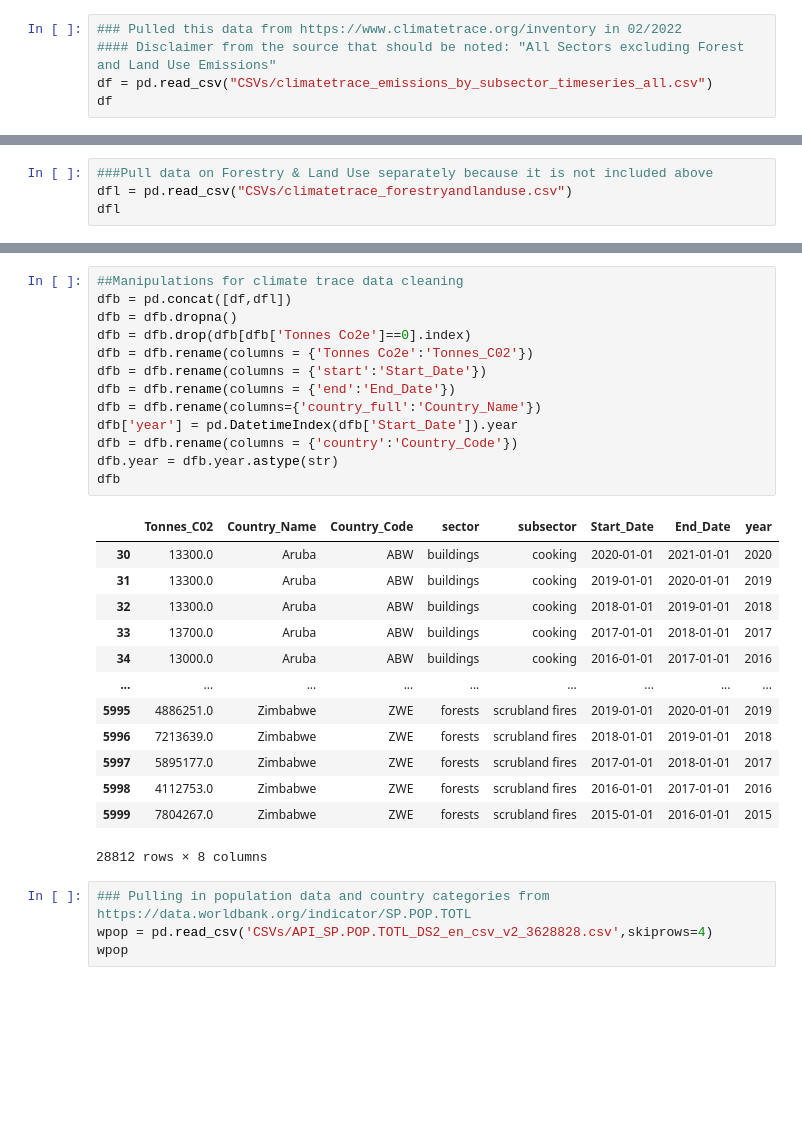
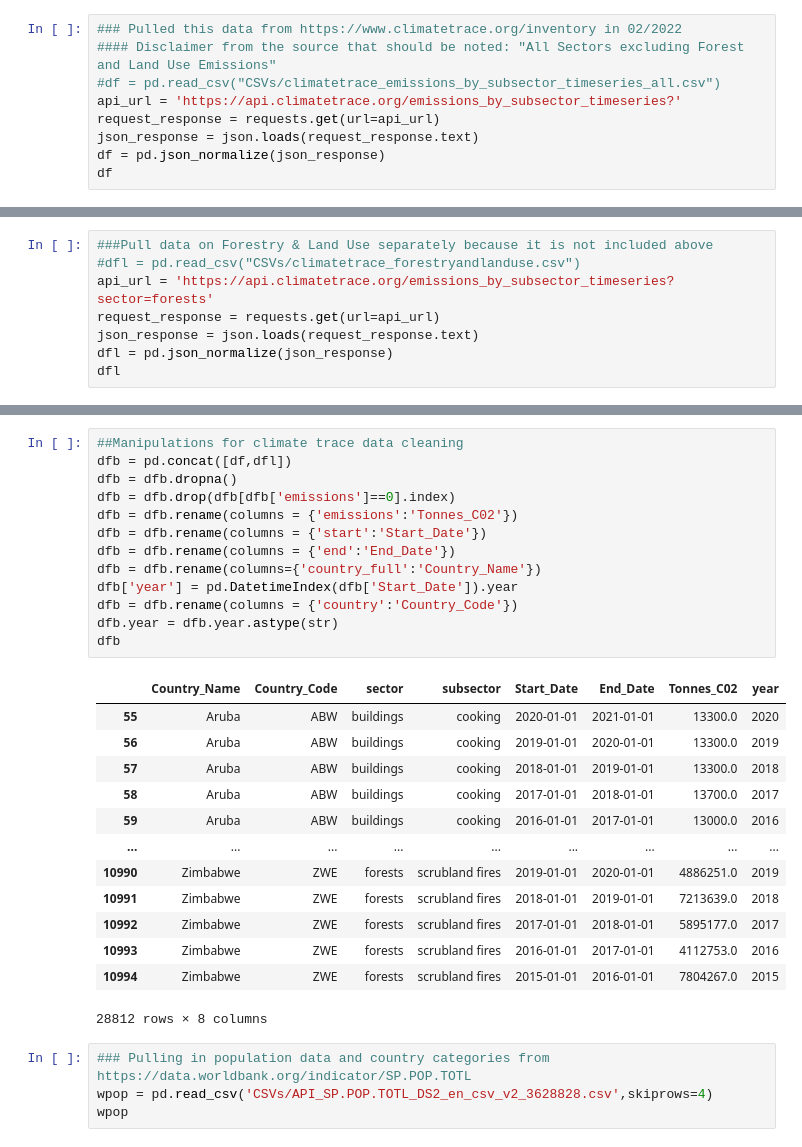
Before and after one commit to springer-chris/C02-Emissions-by-Sector, a Jupyter notebook: C02 Emissions - Climate Trace.ipynb, the cells around one changed output, grey strips where cells are left out. Drawn from its saved outputs; the diff is of its cells as text; blank space fills up the shorter version.

```diff
--- a/C02 Emissions - Climate Trace.ipynb
+++ b/C02 Emissions - Climate Trace.ipynb
@@ -4,6 +5,10 @@ import numpy as np
 # %%
 ### Pulled this data from https://www.climatetrace.org/inventory in 02/2022
 #### Disclaimer from the source that should be noted: "All Sectors excluding Forest and Land Use Emissions"
-df = pd.read_csv("CSVs/climatetrace_emissions_by_subsector_timeseries_all.csv")
+#df = pd.read_csv("CSVs/climatetrace_emissions_by_subsector_timeseries_all.csv")
+api_url = 'https://api.climatetrace.org/emissions_by_subsector_timeseries?'
+request_response = requests.get(url=api_url)
+json_response = json.loads(request_response.text)
+df = pd.json_normalize(json_response)
 df
 # %% [output]
@@ -23,5 +28,9 @@ df
 # %%
 ###Pull data on Forestry & Land Use separately because it is not included above
-dfl = pd.read_csv("CSVs/climatetrace_forestryandlanduse.csv")
+#dfl = pd.read_csv("CSVs/climatetrace_forestryandlanduse.csv")
+api_url = 'https://api.climatetrace.org/emissions_by_subsector_timeseries?sector=forests'
+request_response = requests.get(url=api_url)
+json_response = json.loads(request_response.text)
+dfl = pd.json_normalize(json_response)
 dfl
 # %% [output]
@@ -41,29 +50,29 @@ dfl
 # %%
 ##Manipulations for climate trace data cleaning
 dfb = pd.concat([df,dfl])
 dfb = dfb.dropna()
-dfb = dfb.drop(dfb[dfb['Tonnes Co2e']==0].index)
-dfb = dfb.rename(columns = {'Tonnes Co2e':'Tonnes_C02'})
+dfb = dfb.drop(dfb[dfb['emissions']==0].index)
+dfb = dfb.rename(columns = {'emissions':'Tonnes_C02'})
 dfb = dfb.rename(columns = {'start':'Start_Date'})
 dfb = dfb.rename(columns = {'end':'End_Date'})
 dfb = dfb.rename(columns={'country_full':'Country_Name'})
 dfb['year'] = pd.DatetimeIndex(dfb['Start_Date']).year
 dfb = dfb.rename(columns = {'country':'Country_Code'})
 dfb.year = dfb.year.astype(str)
 dfb
 # %% [output]
-|  | Tonnes_C02 | Country_Name | Country_Code | sector | subsector | Start_Date | End_Date | year |
-| 30 | 13300.0 | Aruba | ABW | buildings | cooking | 2020-01-01 | 2021-01-01 | 2020 |
-| 31 | 13300.0 | Aruba | ABW | buildings | cooking | 2019-01-01 | 2020-01-01 | 2019 |
-| 32 | 13300.0 | Aruba | ABW | buildings | cooking | 2018-01-01 | 2019-01-01 | 2018 |
-| 33 | 13700.0 | Aruba | ABW | buildings | cooking | 2017-01-01 | 2018-01-01 | 2017 |
-| 34 | 13000.0 | Aruba | ABW | buildings | cooking | 2016-01-01 | 2017-01-01 | 2016 |
+|  | Country_Name | Country_Code | sector | subsector | Start_Date | End_Date | Tonnes_C02 | year |
+| 55 | Aruba | ABW | buildings | cooking | 2020-01-01 | 2021-01-01 | 13300.0 | 2020 |
+| 56 | Aruba | ABW | buildings | cooking | 2019-01-01 | 2020-01-01 | 13300.0 | 2019 |
+| 57 | Aruba | ABW | buildings | cooking | 2018-01-01 | 2019-01-01 | 13300.0 | 2018 |
+| 58 | Aruba | ABW | buildings | cooking | 2017-01-01 | 2018-01-01 | 13700.0 | 2017 |
+| 59 | Aruba | ABW | buildings | cooking | 2016-01-01 | 2017-01-01 | 13000.0 | 2016 |
 | ... | ... | ... | ... | ... | ... | ... | ... | ... |
-| 5995 | 4886251.0 | Zimbabwe | ZWE | forests | scrubland fires | 2019-01-01 | 2020-01-01 | 2019 |
-| 5996 | 7213639.0 | Zimbabwe | ZWE | forests | scrubland fires | 2018-01-01 | 2019-01-01 | 2018 |
-| 5997 | 5895177.0 | Zimbabwe | ZWE | forests | scrubland fires | 2017-01-01 | 2018-01-01 | 2017 |
-| 5998 | 4112753.0 | Zimbabwe | ZWE | forests | scrubland fires | 2016-01-01 | 2017-01-01 | 2016 |
-| 5999 | 7804267.0 | Zimbabwe | ZWE | forests | scrubland fires | 2015-01-01 | 2016-01-01 | 2015 |
+| 10990 | Zimbabwe | ZWE | forests | scrubland fires | 2019-01-01 | 2020-01-01 | 4886251.0 | 2019 |
+| 10991 | Zimbabwe | ZWE | forests | scrubland fires | 2018-01-01 | 2019-01-01 | 7213639.0 | 2018 |
+| 10992 | Zimbabwe | ZWE | forests | scrubland fires | 2017-01-01 | 2018-01-01 | 5895177.0 | 2017 |
+| 10993 | Zimbabwe | ZWE | forests | scrubland fires | 2016-01-01 | 2017-01-01 | 4112753.0 | 2016 |
+| 10994 | Zimbabwe | ZWE | forests | scrubland fires | 2015-01-01 | 2016-01-01 | 7804267.0 | 2015 |
 28812 rows × 8 columns
 # %%
 ### Pulling in population data and country categories from https://data.worldbank.org/indicator/SP.POP.TOTL
```
Also changed, not shown: parts of 5 cells of this notebook.
